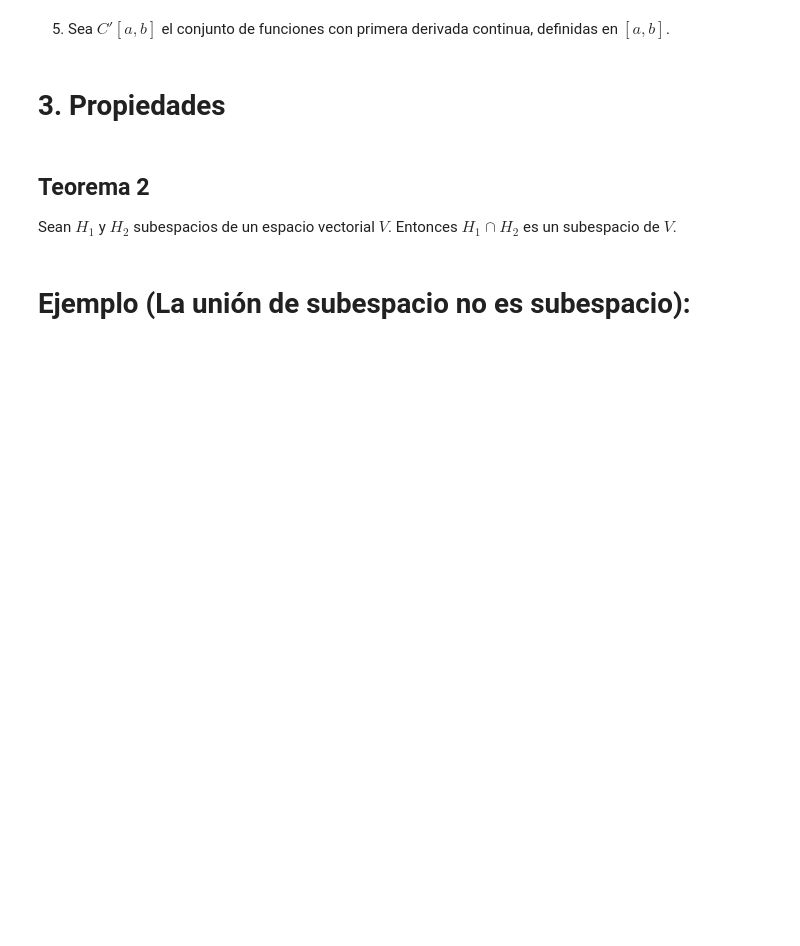
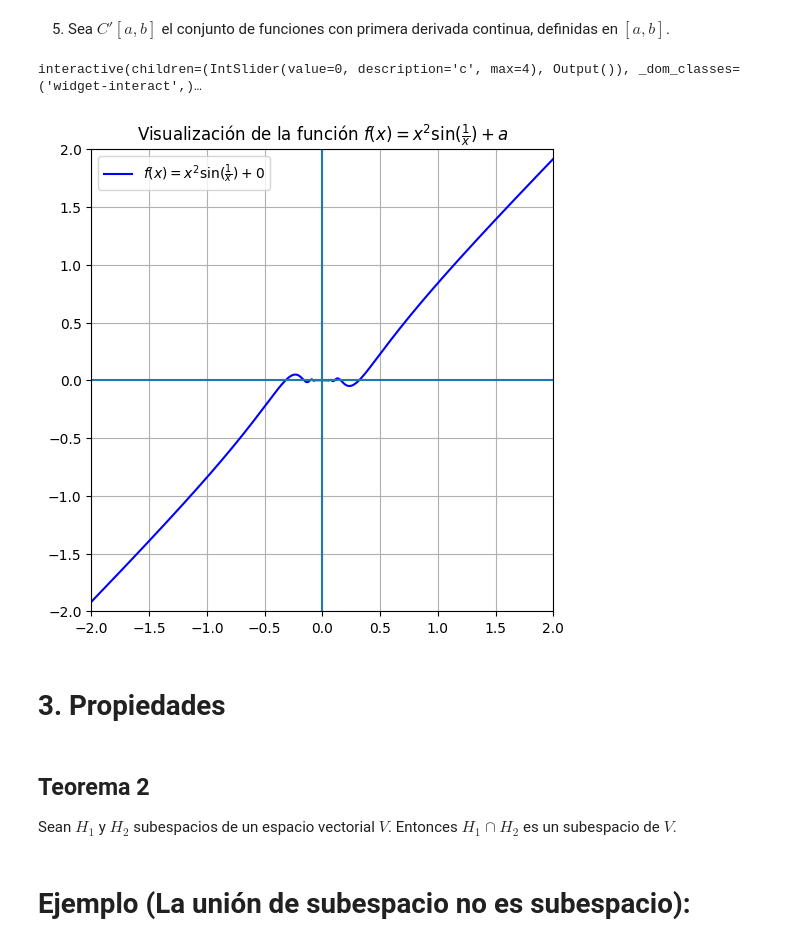
Before and after one commit to marco-canas/linear_algebra, a Jupyter notebook: 3_clases_segun_clara_mejia_laverde/1_cap/2_modulo/2_modulo.ipynb, the cells around one changed output. Saved outputs shown, nothing was run; the diff lists cells and outputs as text; code cells hidden in the pictures; blank space fills up the shorter version.

Commit message:
visualización de todos los ejemplos

```diff
--- a/3_clases_segun_clara_mejia_laverde/1_cap/2_modulo/2_modulo.ipynb
+++ b/3_clases_segun_clara_mejia_laverde/1_cap/2_modulo/2_modulo.ipynb
@@ -303,3 +477,81 @@ Como $\mathbb{P}_{n}[a,b]$ es un espacio vectorial para todo entero $n$, entonce
+# %%
+import numpy as np
+import matplotlib.pyplot as plt
+import ipywidgets as widgets
+from ipywidgets import interact
+
+x = np.linspace(0, 1, 400)
+
+funciones = {
+    0: (lambda x: x,                 r"$f(x)=x$  (lineal)"),
+    1: (lambda x: x**2,              r"$f(x)=x^2$  (cuadrática)"),
+    2: (lambda x: np.sin(2*np.pi*x), r"$f(x)=\sin(2\pi x)$  (trigonométrica)"),
+    3: (lambda x: np.log(x + 1),     r"$f(x)=\ln(x+1)$  (logarítmica)"),
+    4: (lambda x: np.exp(x),         r"$f(x)=e^x$  (exponencial)")
+}
+
+def visualizar_funcion(c):
+    if c not in funciones:
+        print("Valor fuera del rango")
+        return
+
+    f, etiqueta = funciones[c]
+    y = f(x)
+
+    plt.figure(figsize=(7, 5))
+    plt.plot(x, y, linewidth=2)
+    plt.grid(True)
+
+    plt.title(rf"Función en $C^1[0,1]$: {etiqueta}")
+    plt.xlabel("x")
+    plt.ylabel("f(x)")
+    plt.savefig(r"C:\Users\marco\Downloads\visualizacion_funcion_C1.png")
+    plt.show()
+
+interact(
+    visualizar_funcion,
+    c=widgets.IntSlider(
+        value=0,
+        min=0,
+        max=4,
+        step=1,
+        description='c'
+    )
+);
+# %% [output]
+interactive(children=(IntSlider(value=0, description='c', max=4), Output()), _dom_classes=('widget-interact',)…
+# %%
+# Veamos el caso de una función diferenciable pero donde esta derivada no es continua.
+
+import numpy as np
+import matplotlib.pyplot as plt
+import ipywidgets as widgets
+from ipywidgets import interact
+# Dominio de x
+x = np.linspace(-2, 2, 400)
+def visualizar_funcion(a):
+    y = np.where(x != 0, x**2 * np.sin(1/x) + a, 0)
+
+    plt.figure(figsize=(8, 6))
+    plt.plot(x, y, label=rf"$f(x) = x^2 \sin(\frac{{1}}{{x}}) + {a}$", color = 'blue')
+
+    # Ejes coordenados
+    plt.axhline(0)
+    plt.axvline(0)
+
+    plt.xlim(-2, 2)
+    plt.ylim(-2, 2)
+    plt.gca().set_aspect('equal', adjustable='box')
+
+    plt.grid(True)
+    plt.legend()
+    plt.title(r"Visualización de la función $f(x) = x^2 \sin(\frac{1}{x}) + a$")
+    plt.savefig(r"C:\Users\marco\Downloads\visualizacion_funcion_diferenciable_no_continua.png")
+    plt.show()
+
+visualizar_funcion(0)
+# %% [output]
+[figure, added]
 # %% [markdown]
 # 3.  Propiedades
 # %% [markdown]
```
Also changed, not shown: parts of 6 cells of this notebook.
